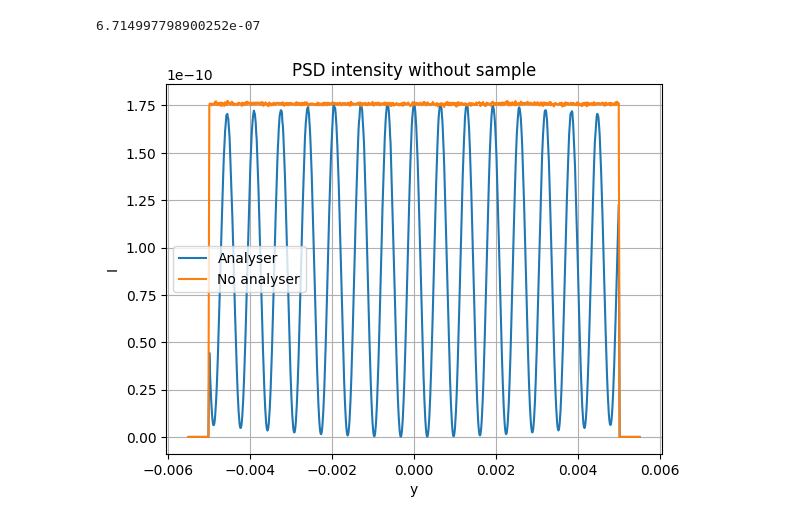
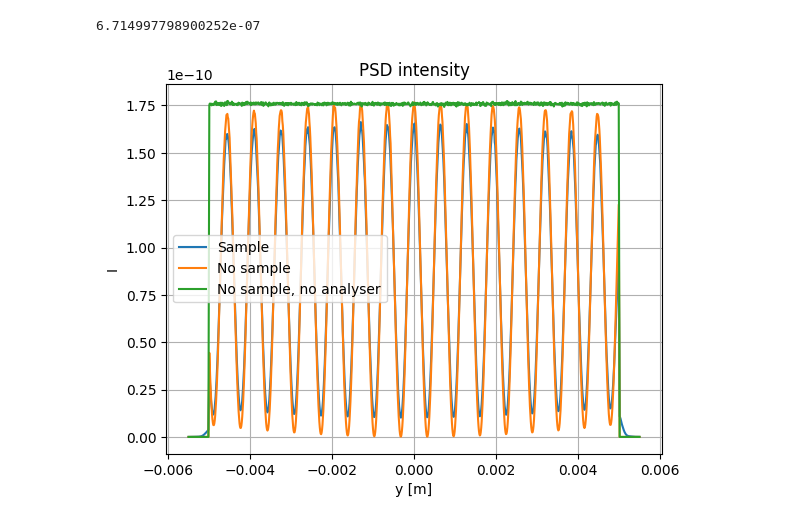
Before and after one commit to McStasMcXtrace/semsans, a Jupyter notebook: semsans-fit.ipynb, the cells around one changed output. Cells and saved outputs as stored; diff of their text form; code cells hidden in the pictures.

```diff
--- a/semsans-fit.ipynb
+++ b/semsans-fit.ipynb
@@ -27,19 +27,23 @@ z
 # %%
 y_flat, I_flat = np.genfromtxt('PSD_no_mod_no_sample.dat', delimiter=' ', usecols=(0,1), unpack=True)
 y, I = np.genfromtxt('PSD_mod_no_sample.dat', delimiter=' ', usecols=(0,1), unpack=True)
+y_sample, I_sample = np.genfromtxt('PSD.dat', delimiter=' ', usecols=(0,1), unpack=True)
 
+
+y_sample*=1e-2
 y*=1e-2
 y_flat*=1e-2
 
-plt.plot(y, I, label='Analyser')
-plt.plot(y_flat, I_flat, label='No analyser')
+plt.plot(y_sample, I_sample,'-',  label='Sample')
+plt.plot(y, I, label='No sample')
+plt.plot(y_flat, I_flat,  label='No sample, no analyser')
 
-plt.xlabel('y')
+plt.xlabel('y [m]')
 plt.ylabel('I')
-plt.title('PSD intensity without sample')
+plt.title('PSD intensity')
 plt.grid(True)  # Add grid
 plt.legend()
 plt.show()
 # %% [output]
-[figure, old version]
+[figure, new version]
 # %%
```
Also changed, not shown: parts of 3 cells of this notebook, 1 other file.
